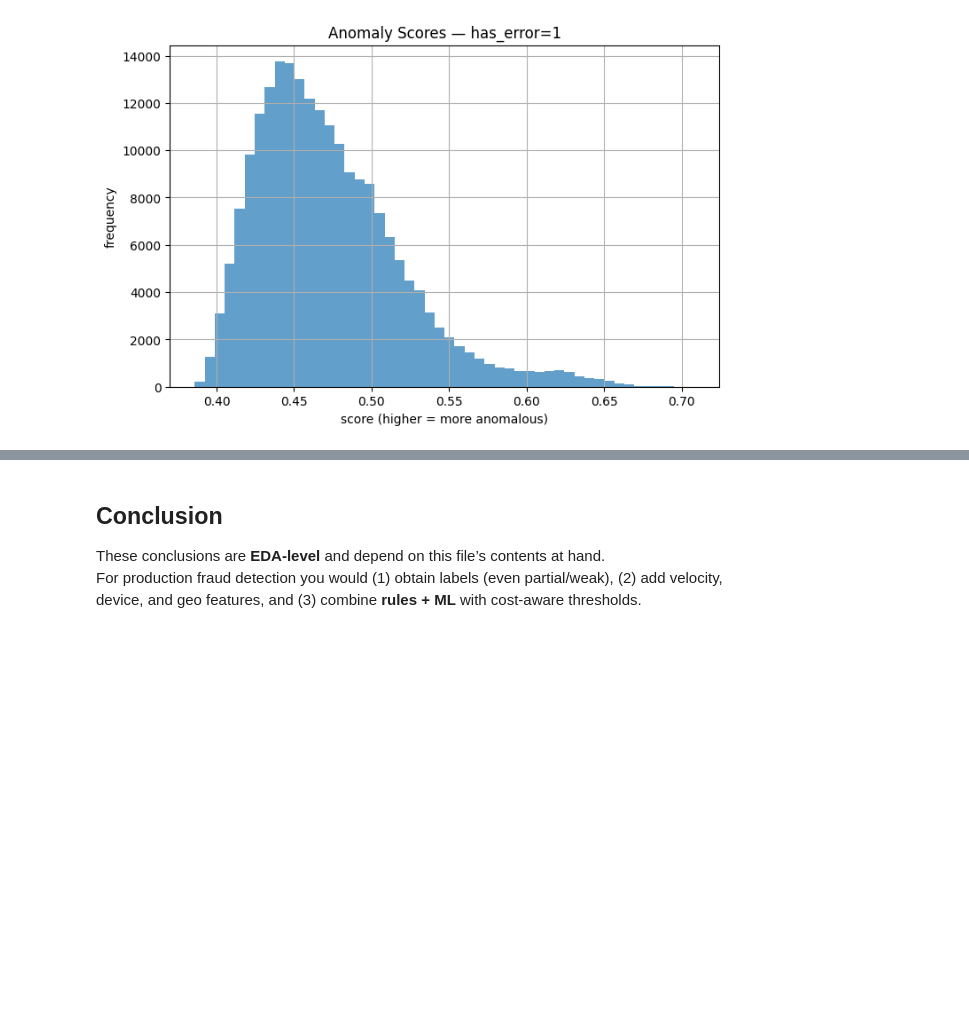
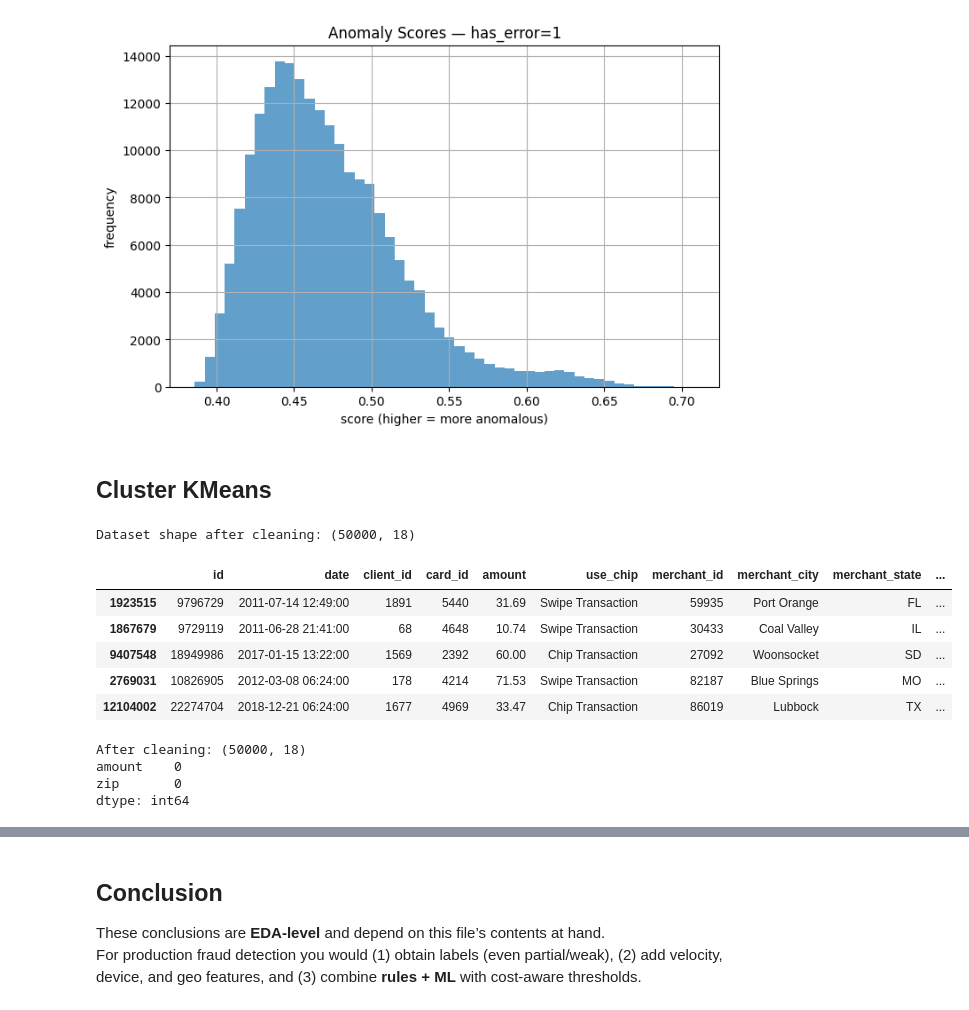
Before and after one commit to 9082825/Predictive-Financial-Risk-Analytics, a Jupyter notebook: fraud_unlabeled_eda_hypothesis.ipynb, the cells around one changed output, grey strips where cells are left out. Cells and saved outputs as stored; diff of their text form; code cells hidden in the pictures; blank space fills up the shorter version.

```diff
--- a/fraud_unlabeled_eda_hypothesis.ipynb
+++ b/fraud_unlabeled_eda_hypothesis.ipynb
@@ -48,7 +48,8 @@ except Exception as e:
 plt.rcParams['figure.figsize'] = (8,5)
 plt.rcParams['axes.grid'] = True
 
-DATA_PATH = Path('transactions_data.csv')
+# DATA_PATH = Path('transactions_data.csv')
+DATA_PATH = r"Data/transactions_data.csv"
 # %% [markdown]
 ## Load and Clean
 # %%
@@ -344,3 +345,48 @@ Mann–Whitney U on anomaly scores: U=1248452469346.0, p=0.000e+00
 Decision (Test 2): Reject H₀₂ — `errors` rows look more/less anomalous.
 [figure]
 [figure]
+# %% [markdown]
+## Cluster KMeans
+# %%
+import pandas as pd
+import numpy as np
+import matplotlib.pyplot as plt
+from sklearn.preprocessing import StandardScaler
+from sklearn.cluster import KMeans
+from sklearn.metrics import silhouette_score
+
+
+# Load only needed columns to save memory
+usecols = ["amount", "zip"]
+
+# Clean 'amount' — remove currency symbols, commas, convert to float
+df["amount"] = (df["amount"].astype(str)
+                .str.replace(r"[^0-9.\-]", "", regex=True)
+                .astype(float))
+# %%
+# Drop rows with missing or invalid zip/amount
+df = df.dropna(subset=["amount", "zip"])
+df = df[df["amount"] > 0]
+
+# Optional: sample if data is huge (to keep runtime manageable)
+if len(df) > 100_000:
+    df = df.sample(50_000, random_state=42)
+
+print("Dataset shape after cleaning:", df.shape)
+display(df.head())
+# %% [output]
+Dataset shape after cleaning: (50000, 18)
+|  | id | date | client_id | card_id | amount | use_chip | merchant_id | merchant_city | merchant_state | ... |
+| 1923515 | 9796729 | 2011-07-14 12:49:00 | 1891 | 5440 | 31.69 | Swipe Transaction | 59935 | Port Orange | FL | ... |
+| 1867679 | 9729119 | 2011-06-28 21:41:00 | 68 | 4648 | 10.74 | Swipe Transaction | 30433 | Coal Valley | IL | ... |
+| 9407548 | 18949986 | 2017-01-15 13:22:00 | 1569 | 2392 | 60.00 | Chip Transaction | 27092 | Woonsocket | SD | ... |
+| 2769031 | 10826905 | 2012-03-08 06:24:00 | 178 | 4214 | 71.53 | Swipe Transaction | 82187 | Blue Springs | MO | ... |
+| 12104002 | 22274704 | 2018-12-21 06:24:00 | 1677 | 4969 | 33.47 | Chip Transaction | 86019 | Lubbock | TX | ... |
+# %%
+print("After cleaning:", df.shape)
+print(df[["amount","zip"]].isna().sum())
+# %% [output]
+After cleaning: (50000, 18)
+amount    0
+zip       0
+dtype: int64
```
Also changed, not shown: parts of 9 cells of this notebook.
